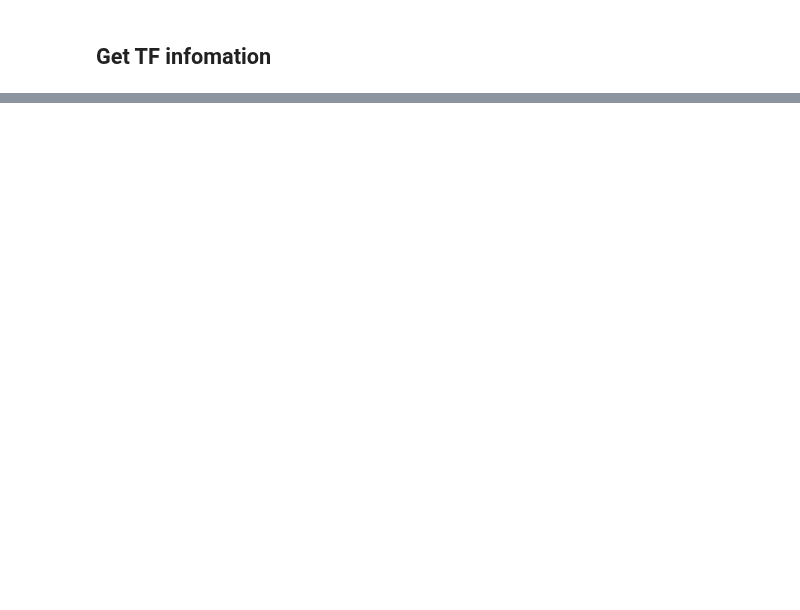
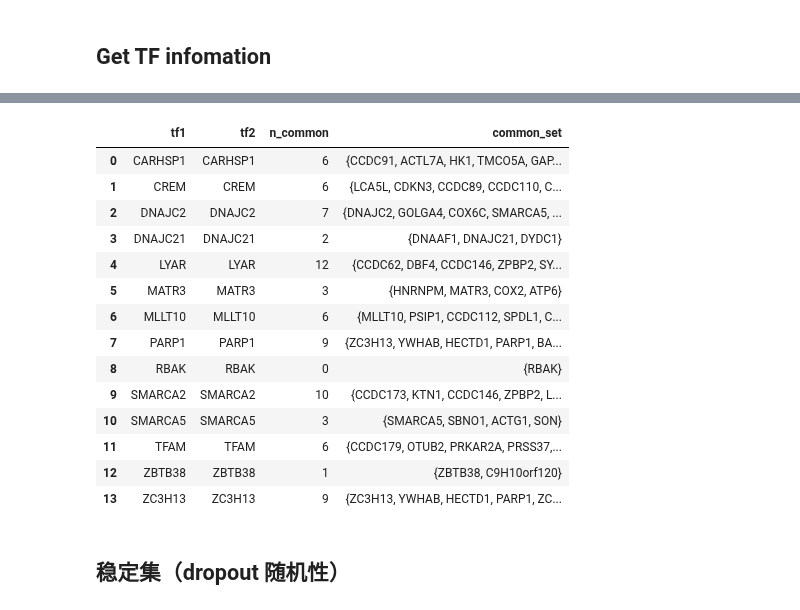
Before and after one commit to XingyanLiu/CAME, a Jupyter notebook: notebooks/explore_genes-TF.ipynb, the cells around one changed output, grey strips where cells are left out. Saved outputs shown, nothing was run; the diff lists cells and outputs as text; code cells hidden in the pictures; blank space fills up the shorter version.

```diff
--- a/notebooks/explore_genes-TF.ipynb
+++ b/notebooks/explore_genes-TF.ipynb
@@ -88,2 +146,7 @@ hidden_list = came.load_hidden_states(came_resdir / 'hidden_list.h5')
+# %%
+df_varmap = pd.read_csv(f'../came/sample_data/gene_matches_1v1_{sp1}2{sp2}.csv')
+df_varmap = df_varmap.iloc[:, : 2]
+
+name_map = make_name_map(df_varmap)
 # %% [markdown]
 ## Get TF infomation
@@ -165,11 +173,0 @@ df_tf_targets2
-# %%
-df_varmap = pd.read_csv('../came/sample_data/gene_matches_1v1_human2mouse.csv')
-df_varmap = df_varmap.iloc[:, : 2]
-name_map = df_varmap.set_index(df_varmap.columns[0]).iloc[:, 0]
-
-def intersect(set1, set2, name_map=None):
-    """ `name_map` maps names in set1 to names in set2"""
-    if name_map is not None:
-        set1 = set([name_map.get(x, None) for x in set1])
-        # set1.remove(None)
-    return set(set1).intersection(set2)
@@ -220,0 +174,12 @@ os.listdir('../came/sample_data')
+# %%
+ilayer = [0, -1][0]
+metric = 'cosine'
+algorithm='brute'
+k = 30
+
+# get hidden states
+h_gene = hidden_list[ilayer]['gene']
+
+df_tf_targets1, df_tf_targets2 = came.ana.tf_cross_knn(
+        h_gene, dpair, all_tflist1, all_tflist2,
+    )
@@ -220,0 +211,33 @@ os.listdir('../came/sample_data')
+# %%
+# target-set-intersection cross species
+
+name_map = make_name_map(df_varmap)
+
+records = common_targets(
+    df_tf_targets1,
+    df_tf_targets2,
+    col_target='knn',
+    name_map=name_map)
+
+records.to_csv(
+    came_resdir / f'tf_targets_top{k}_l{ilayer}_common.tsv',
+    sep='\t', index=False)
+records
+# %% [output]
+|  | tf1 | tf2 | n_common | common_set |
+| 0 | CARHSP1 | CARHSP1 | 6 | {CCDC91, ACTL7A, HK1, TMCO5A, GAP... |
+| 1 | CREM | CREM | 6 | {LCA5L, CDKN3, CCDC89, CCDC110, C... |
+| 2 | DNAJC2 | DNAJC2 | 7 | {DNAJC2, GOLGA4, COX6C, SMARCA5, ... |
+| 3 | DNAJC21 | DNAJC21 | 2 | {DNAAF1, DNAJC21, DYDC1} |
+| 4 | LYAR | LYAR | 12 | {CCDC62, DBF4, CCDC146, ZPBP2, SY... |
+| 5 | MATR3 | MATR3 | 3 | {HNRNPM, MATR3, COX2, ATP6} |
+| 6 | MLLT10 | MLLT10 | 6 | {MLLT10, PSIP1, CCDC112, SPDL1, C... |
+| 7 | PARP1 | PARP1 | 9 | {ZC3H13, YWHAB, HECTD1, PARP1, BA... |
+| 8 | RBAK | RBAK | 0 | {RBAK} |
+| 9 | SMARCA2 | SMARCA2 | 10 | {CCDC173, KTN1, CCDC146, ZPBP2, L... |
+| 10 | SMARCA5 | SMARCA5 | 3 | {SMARCA5, SBNO1, ACTG1, SON} |
+| 11 | TFAM | TFAM | 6 | {CCDC179, OTUB2, PRKAR2A, PRSS37,... |
+| 12 | ZBTB38 | ZBTB38 | 1 | {ZBTB38, C9H10orf120} |
+| 13 | ZC3H13 | ZC3H13 | 9 | {ZC3H13, YWHAB, HECTD1, PARP1, ZC... |
+# %% [markdown]
+## 稳定集（dropout 随机性）
```
Also changed, not shown: parts of 26 cells of this notebook, 1 other file.
